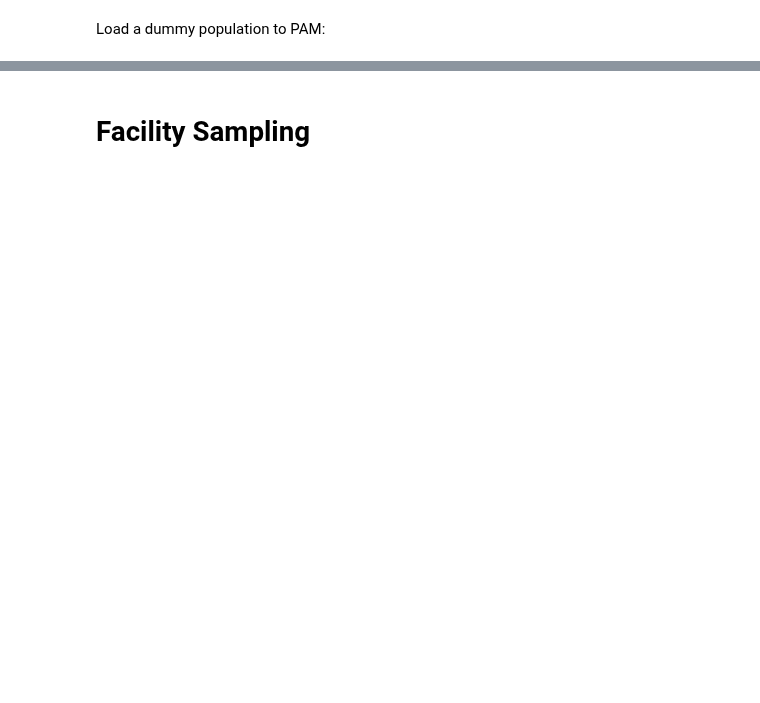
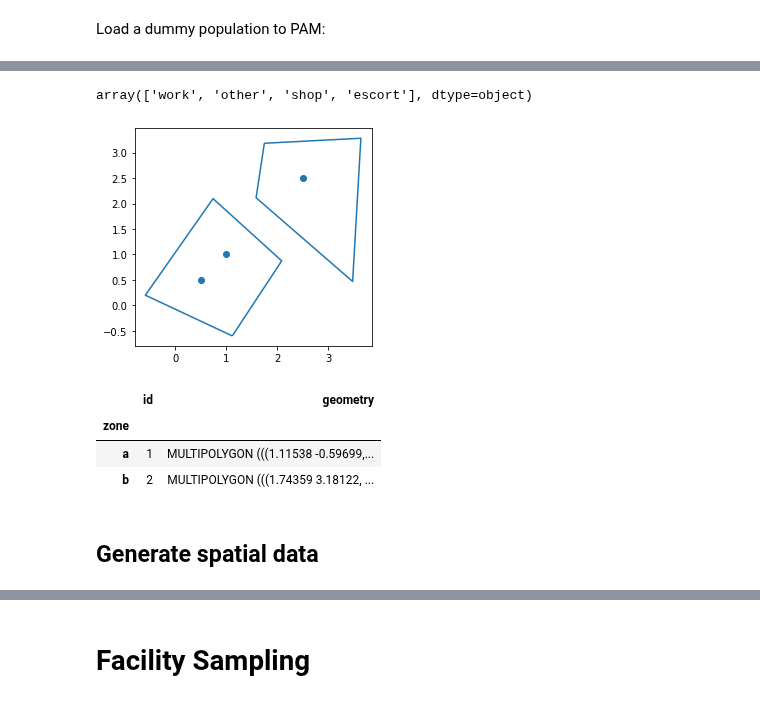
Before and after one commit to arup-group/pam, a Jupyter notebook: facility_sampling.ipynb, the cells around one changed output, grey strips where cells are left out. Cells and saved outputs as stored; diff of their text form; code cells hidden in the pictures; blank space fills up the shorter version.

```diff
--- a/facility_sampling.ipynb
+++ b/facility_sampling.ipynb
@@ -29,0 +114,6 @@ population = read.load_travel_diary(
+# %%
+facilities = gp.read_file(os.path.join('sandbox','dummy_facilities.geojson'))
+facilities['activity'] = ['home','home','work']
+
+zones = gp.read_file(os.path.join('sandbox','dummy_zones.geojson'))
+zones.set_index('zone', inplace = True)
@@ -29,0 +150,21 @@ population = read.load_travel_diary(
+# %%
+trips.purp.unique()
+# %% [output]
+array(['work', 'other', 'shop', 'escort'], dtype=object)
+# %%
+# plot facilities
+fig, ax = plt.subplots(1,1)
+zones.boundary.plot(ax=ax)
+facilities.plot(ax=ax)
+plt.show()
+# %% [output]
+[figure, added]
+# %%
+zones
+# %% [output]
+|  | id | geometry |
+| zone |  |  |
+| a | 1 | MULTIPOLYGON (((1.11538 -0.59699,... |
+| b | 2 | MULTIPOLYGON (((1.74359 3.18122, ... |
+# %% [markdown]
+## Generate spatial data
```
Also changed, not shown: parts of 93 cells of this notebook, 1 other file.
